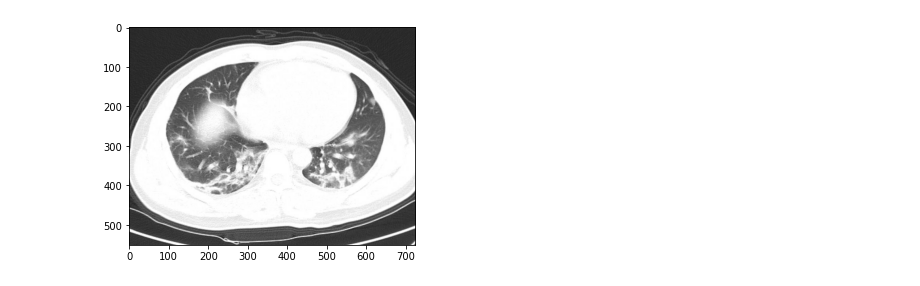
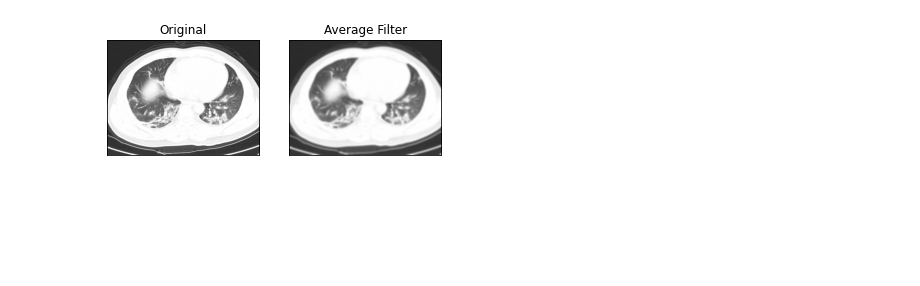
Before and after one commit to anikde/ImageBasics, a Jupyter notebook: imageFilters/ImageFilters.ipynb, the cells around one changed output. Cells and saved outputs as stored; diff of their text form; code cells hidden in the pictures; blank space fills up the shorter version.

Commit message:
Minor changes to plotting.

```diff
--- a/imageFilters/ImageFilters.ipynb
+++ b/imageFilters/ImageFilters.ipynb
@@ -28,13 +25,14 @@ low_pass_filter(img_path, 1)
 def averaging(img_path, kernel_size):
     img = cv2.imread(img_path)
     blur = cv2.blur(img,(kernel_size, kernel_size))
-    plt.imshow(blur)
-    plt.show()
-#     return blur
+    plt.subplot(1,2,1), plt.imshow(img, cmap="gray")
+    plt.title("Original"), plt.xticks([]), plt.yticks([])
+    plt.subplot(1,2,2), plt.imshow(blur, cmap="gray")
+    plt.title("Average Filter"), plt.xticks([]), plt.yticks([])
 # %%
-averaging(img_path, 1)
+averaging(img_path, 10)
 # %% [output]
-[figure, old version]
+[figure, new version]
 # %%
 def gaussian(img_path, kernelx, kernely):
     img = cv2.imread(img_path)
```
Also changed, not shown: parts of 14 cells of this notebook.
